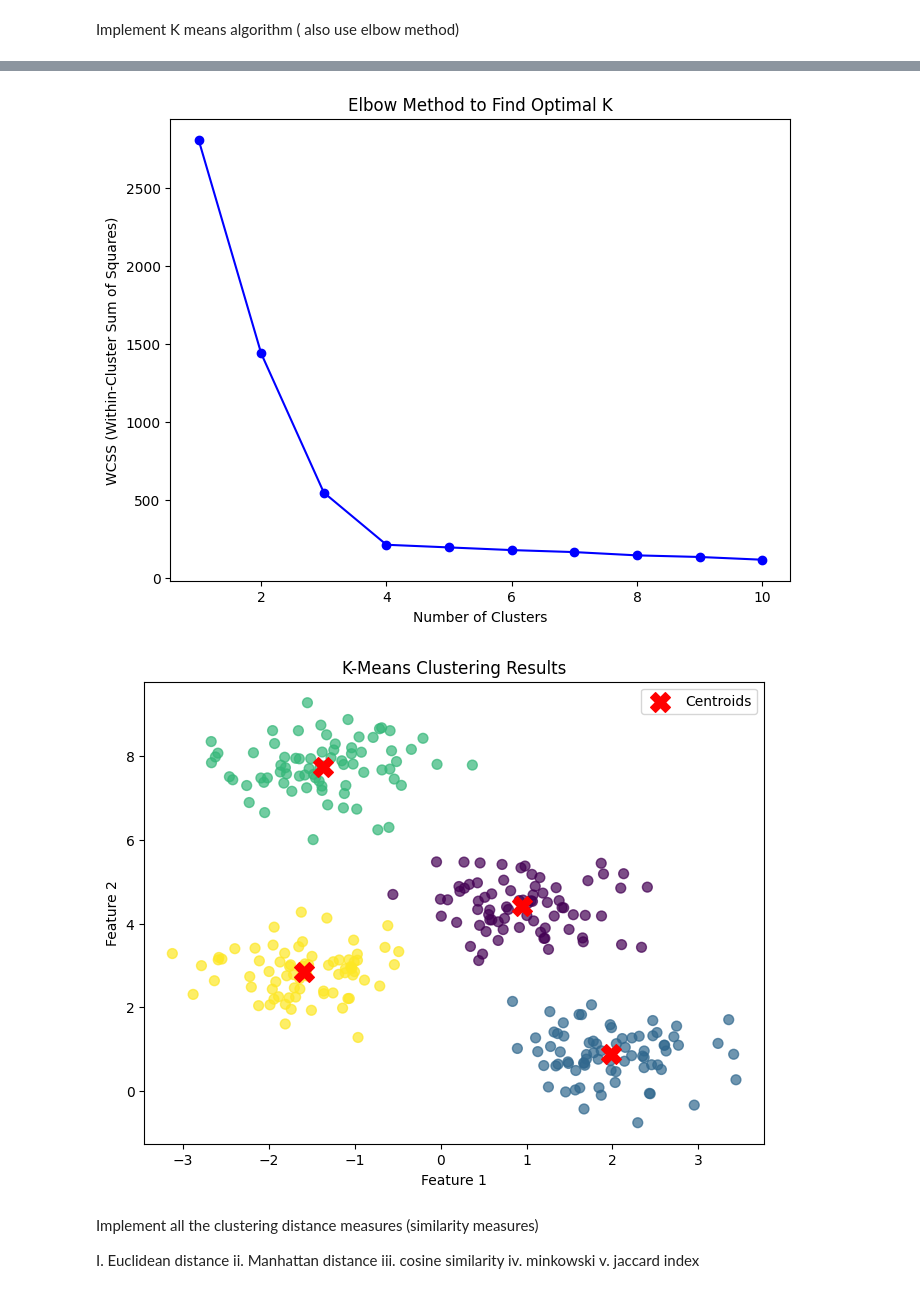
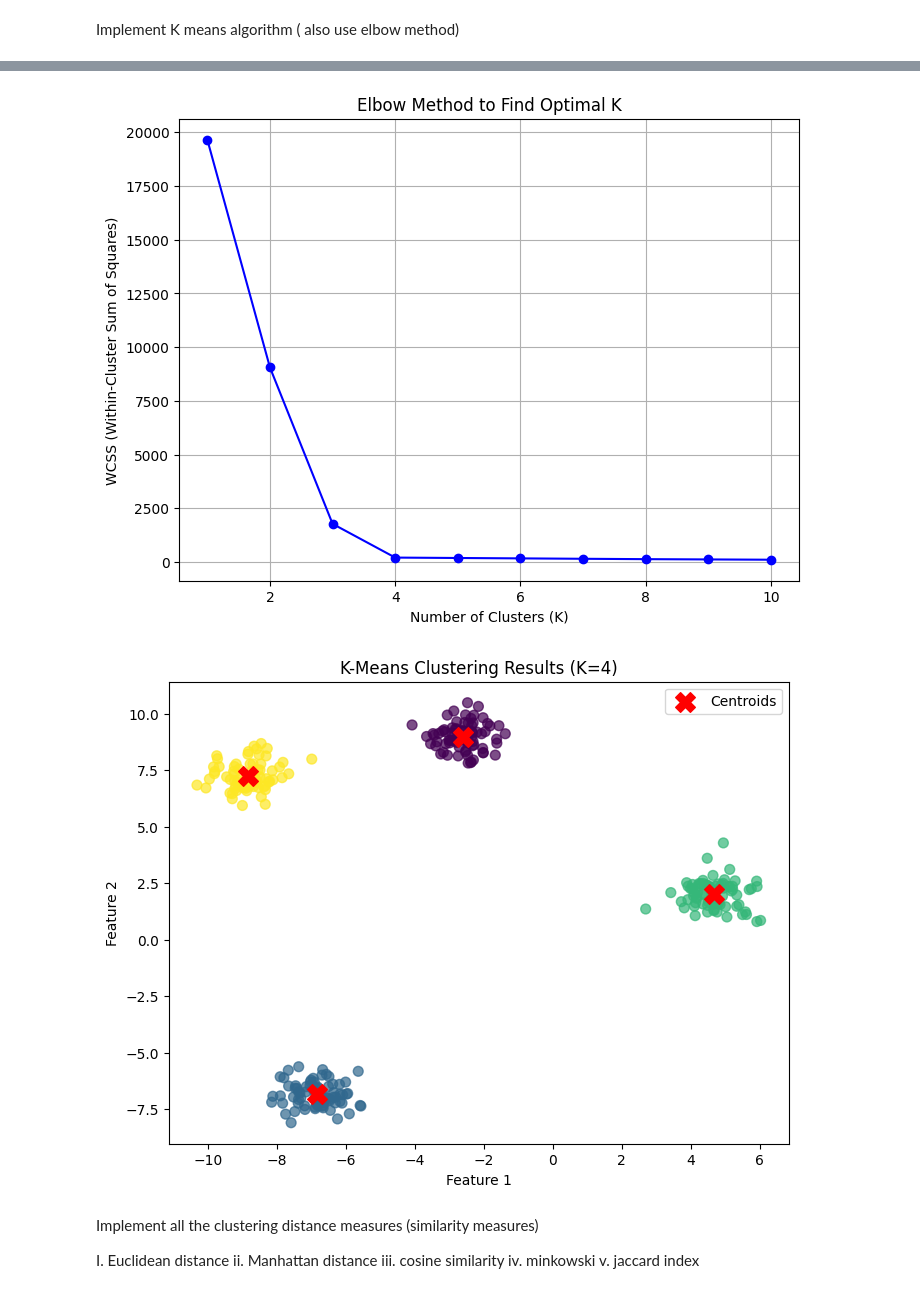
Before and after one commit to vedith12/ML-tasks, a Jupyter notebook: ML_basics.ipynb, the cells around one changed output, grey strips where cells are left out. Cells and saved outputs as stored; diff of their text form; code cells hidden in the pictures.

```diff
--- a/ML_basics.ipynb
+++ b/ML_basics.ipynb
@@ -2589,39 +2589,41 @@ import matplotlib.pyplot as plt
 from sklearn.datasets import make_blobs
 from sklearn.cluster import KMeans
 
-X, y = make_blobs(n_samples=300, centers=4, random_state=0, cluster_std=0.60)
-plt.figure(figsize=(8, 6))
+X, y = make_blobs(n_samples=300, centers=4, cluster_std=0.60, random_state=42)
+
+plt.figure(figsize=(8,6))
 plt.scatter(X[:,0], X[:,1], s=50, alpha=0.6, color='gray')
 plt.title('Generated Data (Before Clustering)')
+plt.xlabel('Feature 1')
+plt.ylabel('Feature 2')
 plt.show()
 
-#Elbow Method to determine optimal number of clusters
 wcss = []
-for k in range(1, 11):  #Checking k values from 1 to 10
-    kmeans = KMeans(n_clusters=k, random_state=0)
+k_values = range(1, 11)
+
+for k in k_values:
+    kmeans = KMeans(n_clusters=k, random_state=42)
     kmeans.fit(X)
-    wcss.append(kmeans.inertia_)  # inertia_ gives the sum of squared distances
+    wcss.append(kmeans.inertia_)
 
-#Plot the graph
-plt.figure(figsize=(8, 6))
-plt.plot(range(1, 11), wcss, marker='o', color='blue')
+plt.figure(figsize=(8,6))
+plt.plot(k_values, wcss, marker='o', color='blue')
 plt.title('Elbow Method to Find Optimal K')
-plt.xlabel('Number of Clusters')
+plt.xlabel('Number of Clusters (K)')
 plt.ylabel('WCSS (Within-Cluster Sum of Squares)')
+plt.grid(True)
 plt.show()
 
-#Fit KMeans
-kmeans = KMeans(n_clusters=4, random_state=0)  #Using 4 as we already know from data generation
+optimal_k = 4
+kmeans = KMeans(n_clusters=optimal_k, random_state=42)
 kmeans.fit(X)
-
-#Predict the cluster labels
 y_pred = kmeans.predict(X)
 
-#Plot the resulting clusters
-plt.figure(figsize=(8, 6))
+plt.figure(figsize=(8,6))
 plt.scatter(X[:,0], X[:,1], c=y_pred, cmap='viridis', s=50, alpha=0.7)
-plt.scatter(kmeans.cluster_centers_[:,0], kmeans.cluster_centers_[:,1], s=200, c='red', marker='X', label='Centroids')
-plt.title('K-Means Clustering Results')
+plt.scatter(kmeans.cluster_centers_[:,0], kmeans.cluster_centers_[:,1],
+            s=200, c='red', marker='X', label='Centroids')
+plt.title(f'K-Means Clustering Results (K={optimal_k})')
 plt.xlabel('Feature 1')
 plt.ylabel('Feature 2')
 plt.legend()
@@ -2631,5 +2633,5 @@ plt.show()
-[figure, old version]
+[figure, new version]
-[figure, old version]
+[figure, new version]
 # %% [markdown]
 Implement all the clustering distance measures (similarity measures)
 
```
Also changed, not shown: parts of 1 cell of this notebook.
